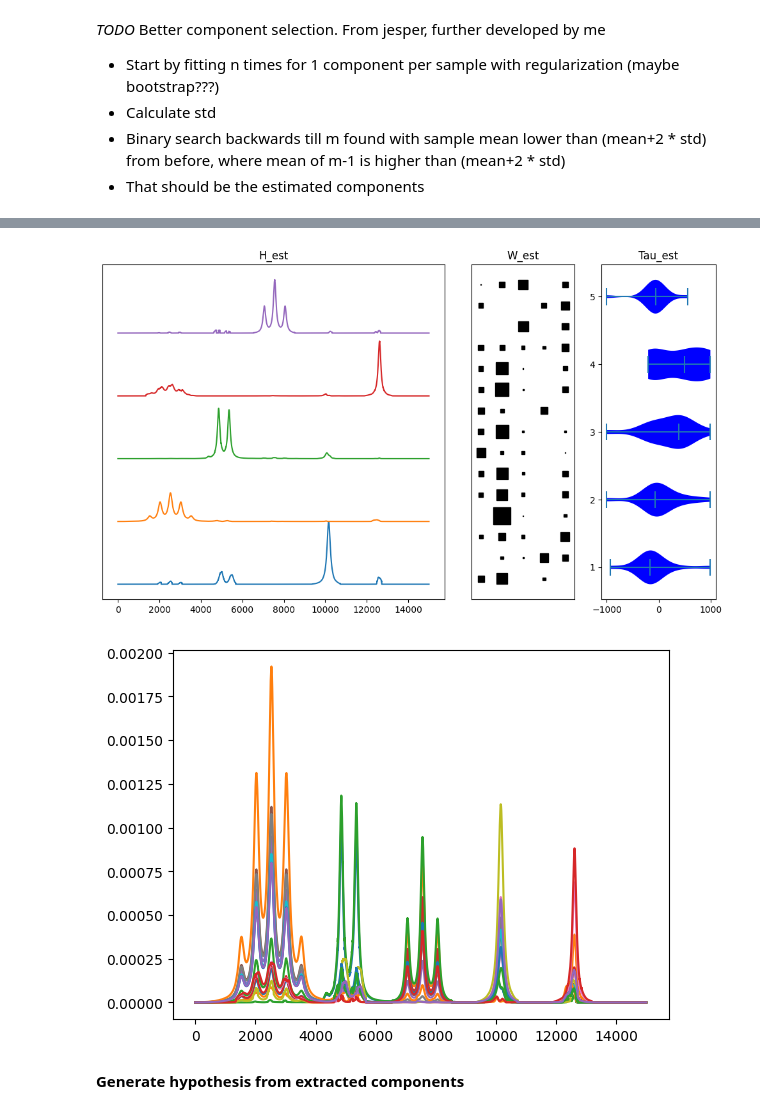
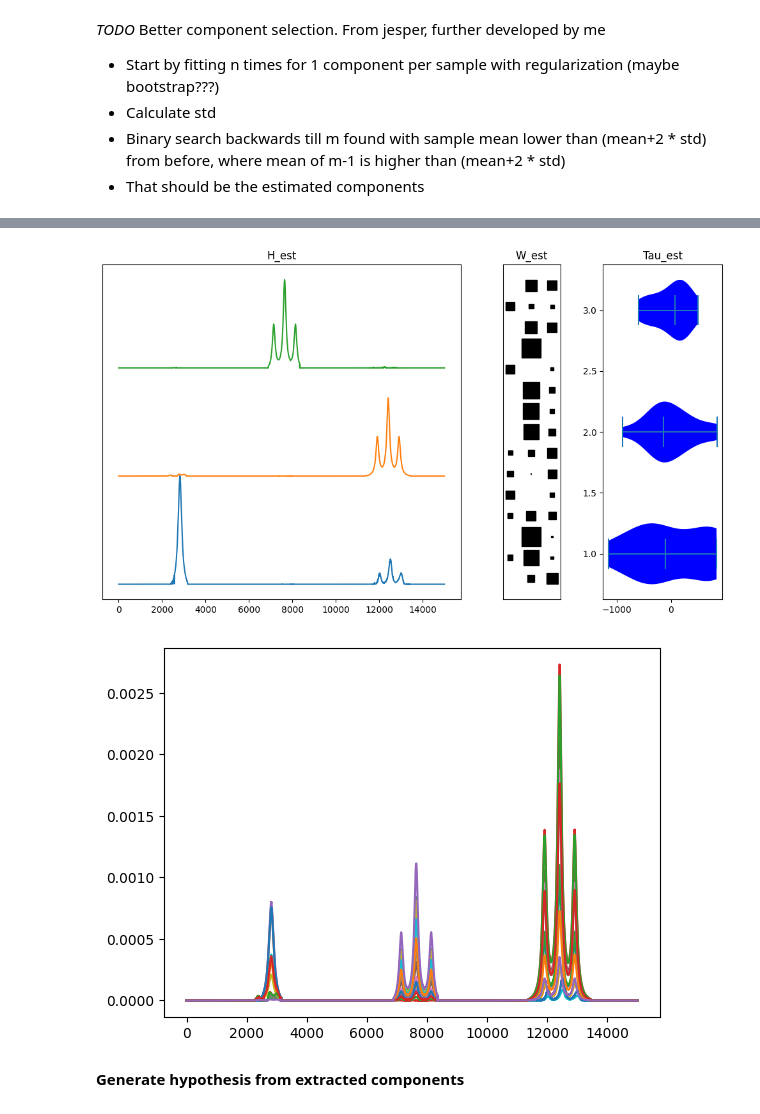
Before and after one commit to LucasEmcken/Bachelorprojekt, a Jupyter notebook: pipeline.ipynb, the cells around one changed output, grey strips where cells are left out. Cells and saved outputs as stored; diff of their text form; code cells hidden in the pictures.

```diff
--- a/pipeline.ipynb
+++ b/pipeline.ipynb
@@ -11,7 +11,7 @@ from helpers.generators import *
 # %% [markdown]
 **Load data**
 # %%
-N, M, d = 15, 15000, 5
+N, M, d = 15, 15000, 3
 Fs = 1000  # The sampling frequency we use for the simulation
 t0 = 10    # The half-time interval we look at
 t = np.arange(-t0, t0, 1/Fs)  # the time samples
@@ -46,7 +46,7 @@ W = np.random.dirichlet(np.ones(d), N)
 # N = N+3
 
 #W = np.random.rand(N, d)
-shift = 100
+shift = 500
 # Random gaussian shifts
 tau = np.random.randint(-shift, shift, size=(N, d))
 tau[W==0] = 0
@@ -55,11 +55,10 @@ tau[W==0] = 0
 # tau = np.zeros((N,d))
 #tau = np.random.randint(0, 1000, size=(N, d))
 # Purely positive underlying signals. I define them as 3 gaussian peaks with random mean and std.
-multiplets = 5
 #evenly space out means
-mean = np.linspace(2500, M-2500, multiplets)
+mean = np.linspace(2500, M-2500, d)
 # mean = [1000, 2800, 5000, 6500, 8000]
-std = [np.random.randint(70, 120) for _ in range(multiplets)]
+std = [np.random.randint(70, 120) for _ in range(d)]
 t = np.arange(0, M, 1)
 
 H = np.array([multiplet(t, np.random.randint(1,6), m, s, 500)*(np.random.rand()+0.1) for m, s in list(zip(mean, std))])
@@ -87,8 +86,8 @@ From jesper, further developed by me
  - Binary search backwards till m found with sample mean lower than (mean+2 * std) from before, where mean of m-1 is higher than (mean+2 * std)
  - That should be the estimated components
 # %%
-nmf = ShiftNMF(X, 5, lr=0.1, alpha=1e-6, patience=1000, min_imp=0)
-W_est,H_est,tau_est, running_loss_hybrid = nmf.fit(verbose=True, return_loss=True, max_iter=1500, tau_iter=0, Lambda=0.1)
+nmf = ShiftNMF(X, 3, lr=0.1, alpha=1e-6, patience=1000, min_imp=0)
+W_est,H_est,tau_est, running_loss_hybrid = nmf.fit(verbose=True, return_loss=True, max_iter=1500, tau_iter=0, Lambda=1e-5)
 
 
 def plotSpaced(ax,x,y):
@@ -155,9 +154,9 @@ epoch: 1500, Loss: 0.013162535228470117, Tau: 3960.6740587935283
-[figure, old version]
+[figure, new version]
 # %%
 plt.plot(np.matmul(W_est, H_est).T)
 plt.show()
 # %% [output]
-[figure, old version]
+[figure, new version]
 # %% [markdown]
 **Generate hypothesis from extracted components**
 # %%
```
Also changed, not shown: parts of 3 cells of this notebook, 4 other files.
